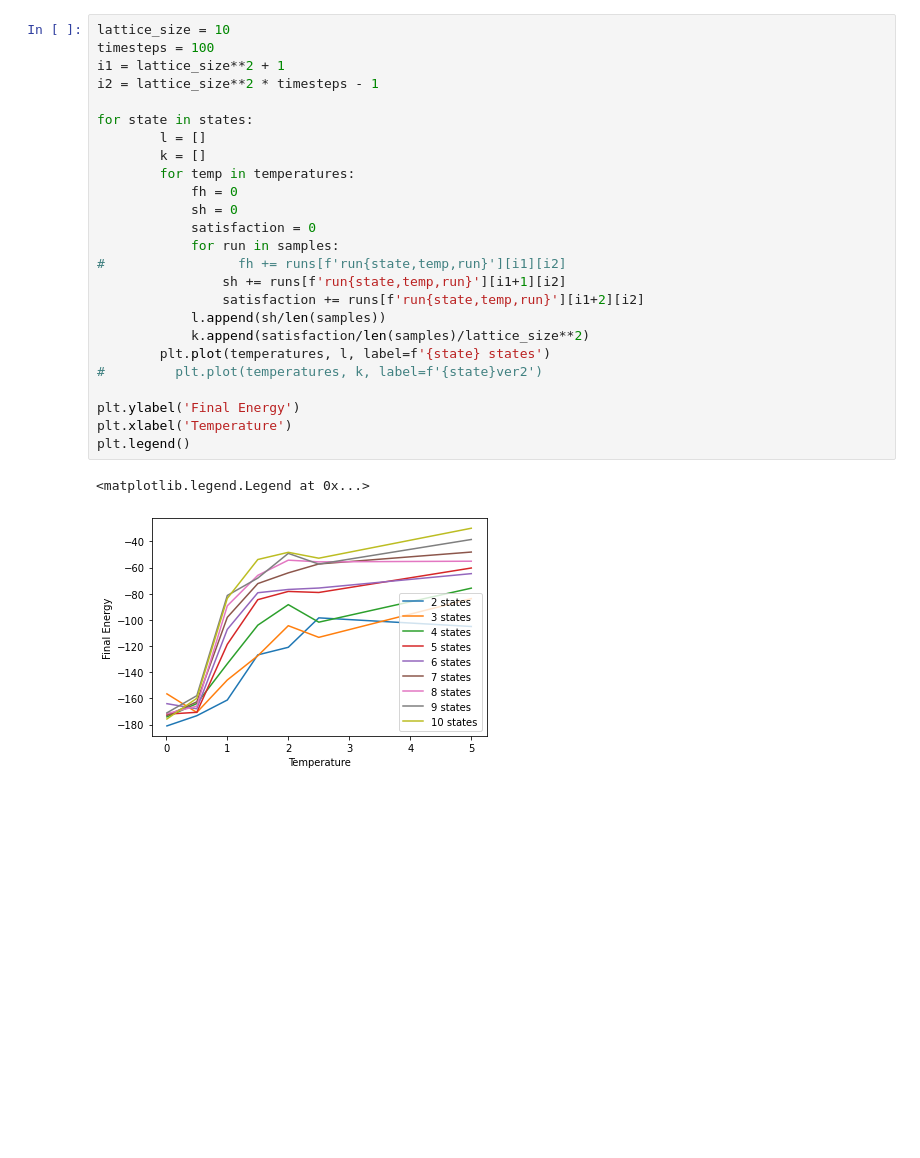
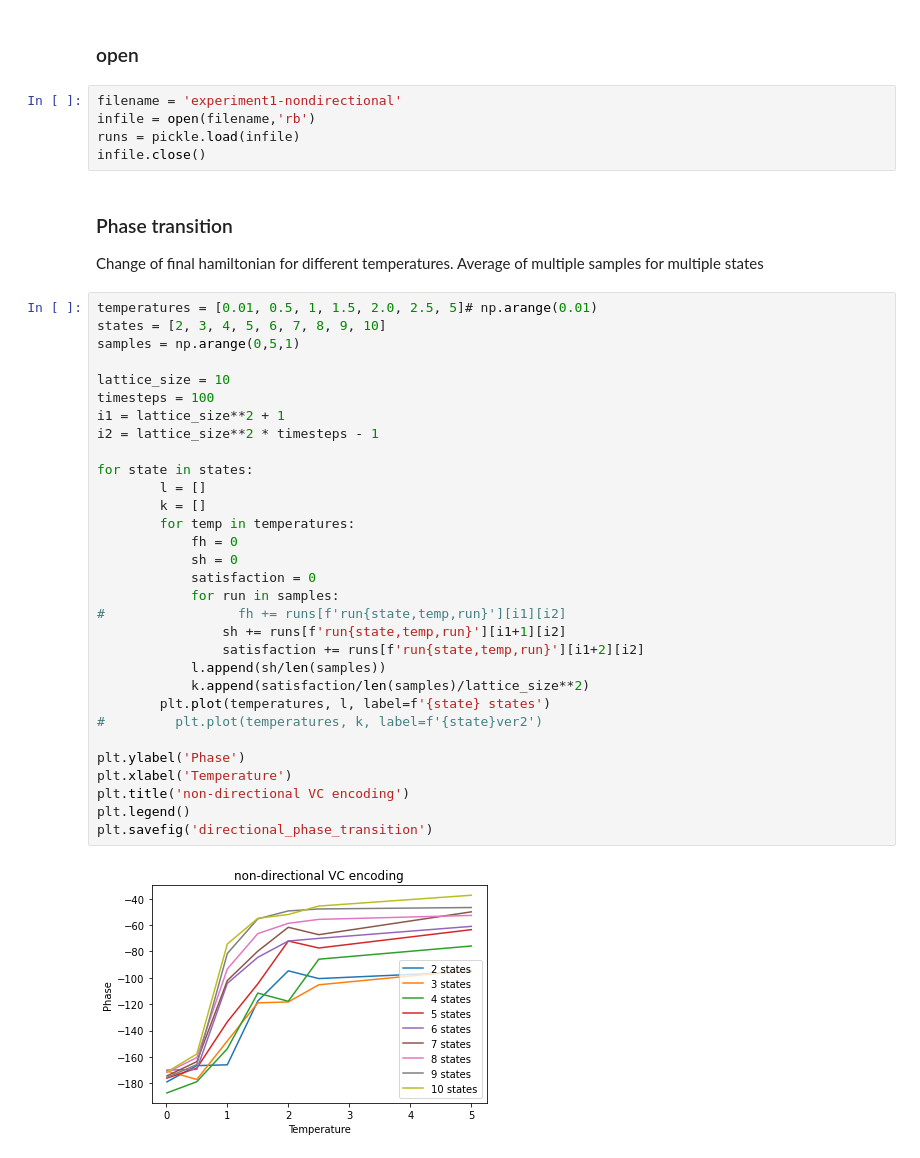
Before and after one commit to ThoStart/potts_model, a Jupyter notebook: nstate_ising_cy.ipynb, the cells around one changed output. Cells and saved outputs as stored; diff of their text form; blank space fills up the shorter version.

```diff
--- a/nstate_ising_cy.ipynb
+++ b/nstate_ising_cy.ipynb
@@ -271,31 +378,47 @@ outfile.close()
+# %% [markdown]
+### open
+# %%
+filename = 'experiment1-nondirectional'
+infile = open(filename,'rb')
+runs = pickle.load(infile)
+infile.close()
+# %% [markdown]
+### Phase transition
+Change of final hamiltonian for different temperatures.
+Average of multiple samples for multiple states
 # %%
+temperatures = [0.01, 0.5, 1, 1.5, 2.0, 2.5, 5]# np.arange(0.01)
+states = [2, 3, 4, 5, 6, 7, 8, 9, 10]
+samples = np.arange(0,5,1)
+
 lattice_size = 10
 timesteps = 100
 i1 = lattice_size**2 + 1
 i2 = lattice_size**2 * timesteps - 1
 
 for state in states:
         l = []
         k = []
         for temp in temperatures:
             fh = 0
             sh = 0
             satisfaction = 0
             for run in samples:
 #                 fh += runs[f'run{state,temp,run}'][i1][i2]
                 sh += runs[f'run{state,temp,run}'][i1+1][i2]
                 satisfaction += runs[f'run{state,temp,run}'][i1+2][i2]
             l.append(sh/len(samples))
             k.append(satisfaction/len(samples)/lattice_size**2)
         plt.plot(temperatures, l, label=f'{state} states')
 #         plt.plot(temperatures, k, label=f'{state}ver2')
 
-plt.ylabel('Final Energy')
+plt.ylabel('Phase')
 plt.xlabel('Temperature')
+plt.title('non-directional VC encoding')
 plt.legend()
+plt.savefig('directional_phase_transition')
 # %% [output]
-<matplotlib.legend.Legend at 0x...>
-[figure, old version]
+[figure, new version]
 # %%
 %matplotlib inline
 
```
Also changed, not shown: parts of 30 cells of this notebook.
